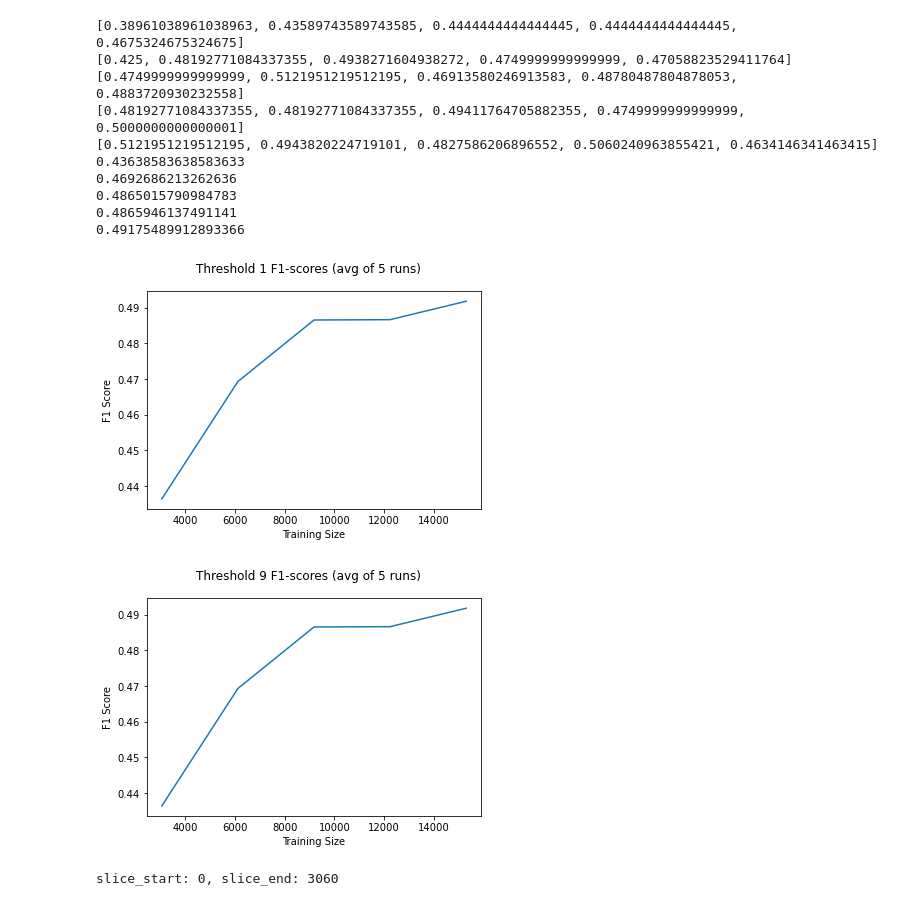
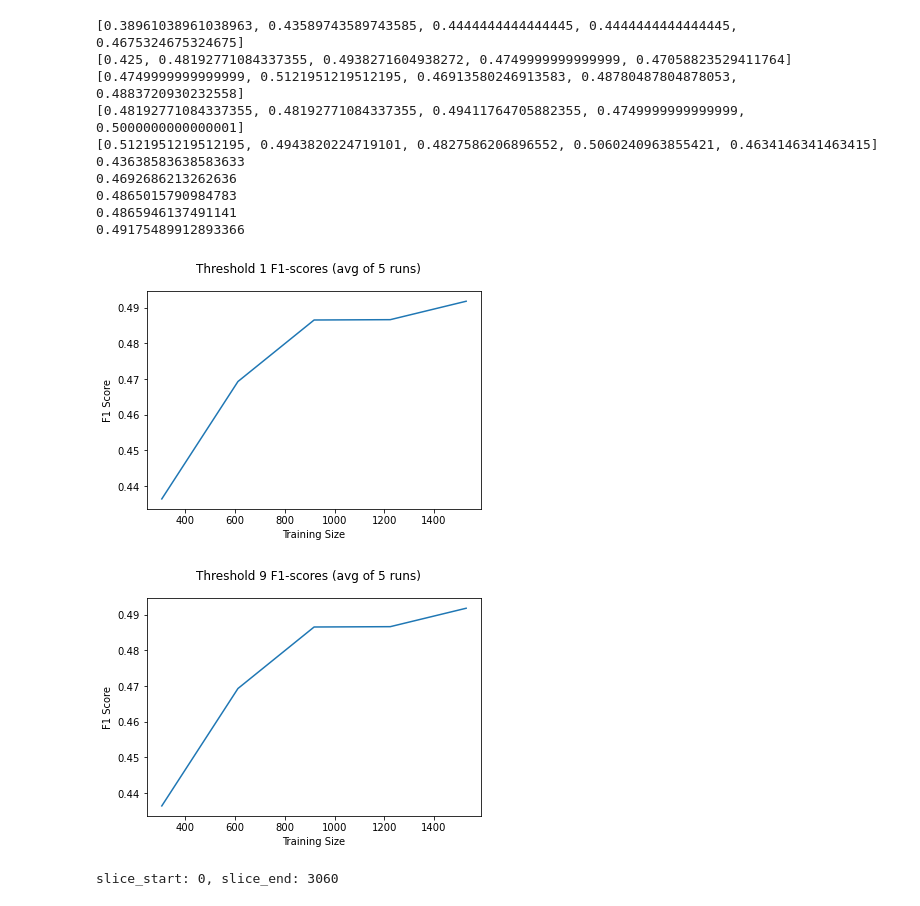
Before and after one commit to ConanBacterium/BCThesis, a Jupyter notebook: gradient boosted tree on NEW BALANCED FUNGAI ICIAR.ipynb, the cells around one changed output. Saved outputs shown, nothing was run; the diff lists cells and outputs as text; code cells hidden in the pictures.

```diff
--- a/gradient boosted tree on NEW BALANCED FUNGAI ICIAR.ipynb
+++ b/gradient boosted tree on NEW BALANCED FUNGAI ICIAR.ipynb
@@ -209,13 +186,13 @@ def getTrainShuffled_andTestUnshuffled(threshold):
         descriptors_dict = pkl.load(f)
 
     # iterate ten times starting with 10% of training data, balancing it and training it, then 20%, then 30%.... Only do it for 2 or 3 thresholds though
-    train_labels = descriptors_dict["train_labels"][1]
-    train_images = descriptors_dict["train_images"][1]
+    train_labels = descriptors_dict["train_labels"][threshold]
+    train_images = descriptors_dict["train_images"][threshold]
 
     train_images, train_labels = shuffle_tensors_in_same_order(train_images, train_labels)
 
-    test_labels = descriptors_dict["test_labels"][1]
-    test_images = descriptors_dict["test_images"][1]
+    test_labels = descriptors_dict["test_labels"][threshold]
+    test_images = descriptors_dict["test_images"][threshold]
 
     return train_images, train_labels, test_images, test_labels
 
@@ -295,10 +320,12 @@ with open(("threshold1_f1s.pkl"), 'rb') as f:
 
 trainsizes = list(threshold1_f1s.keys())
 threshold1_avgs = []
+new_trainsizes = []
 for trainsize in trainsizes:
     print(threshold1_f1s[trainsize])
     threshold1_avgs.append(np.mean(threshold9_f1s[trainsize]))
-
+    new_trainsizes.append(int(trainsize / 10)) # don't count augmentations
+trainsizes = new_trainsizes
 for avg in threshold1_avgs: print(avg)
 # %% [output]
 [0.4444444444444445, 0.4, 0.4444444444444445, 0.4634146341463415, 0.425]
@@ -319,10 +346,13 @@ with open(("threshold9_f1s.pkl"), 'rb') as f:
     threshold9_f1s = pkl.load(f)
 
 trainsizes = list(threshold9_f1s.keys())
+new_trainsizes = []
 threshold9_avgs = []
 for trainsize in trainsizes:
     print(threshold9_f1s[trainsize])
     threshold9_avgs.append(np.mean(threshold9_f1s[trainsize]))
+    new_trainsizes.append(int(trainsize / 10)) # don't count augmentations
+trainsizes = new_trainsizes
 
 for avg in threshold9_avgs: print(avg)
 # %% [output]
@@ -339,11 +369,11 @@ for avg in threshold9_avgs: print(avg)
 # %%
 plot_f1_scores(threshold1_avgs, trainsizes, "Threshold 1 F1-scores (avg of 5 runs)")
 # %% [output]
-[figure, old version]
+[figure, new version]
 # %%
-plot_f1_scores(threshold1_avgs, trainsizes, "Threshold 9 F1-scores (avg of 5 runs)")
+plot_f1_scores(threshold9_avgs, trainsizes, "Threshold 9 F1-scores (avg of 5 runs)")
 # %% [output]
-[figure, old version]
+[figure, new version]
 # %%
 for i in fs:
     slice_end = int(len(train_images) * 0.1*i)
```
Also changed, not shown: parts of 4 cells of this notebook, 1 other file.
